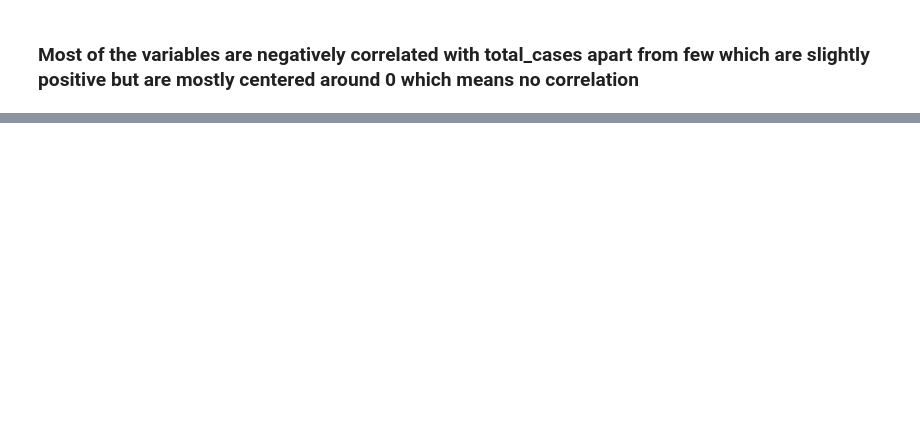
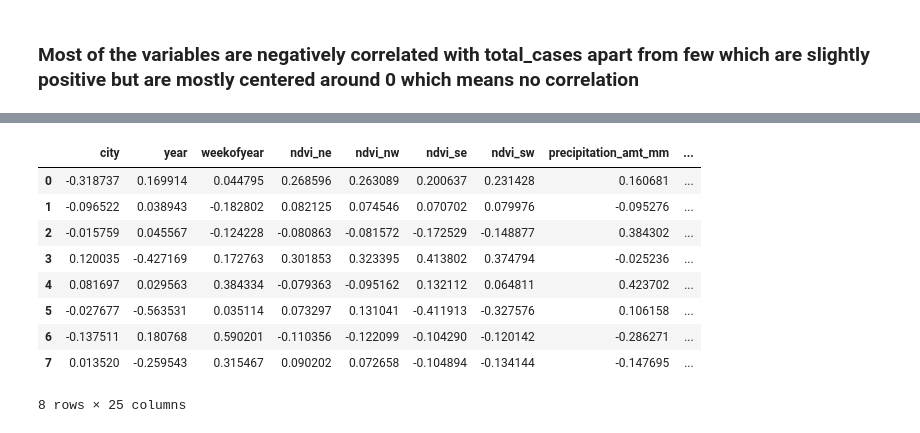
Before and after one commit to ArsalanGul/DengueCasesPrediction, a Jupyter notebook: Visualization with Plotly.ipynb, the cells around one changed output, grey strips where cells are left out. Cells and saved outputs as stored; diff of their text form; code cells hidden in the pictures; blank space fills up the shorter version.

```diff
--- a/Visualization with Plotly.ipynb
+++ b/Visualization with Plotly.ipynb
@@ -111,0 +199,3 @@ corr_matrix.iplot(kind='heatmap',colorscale='spectral')
+# %%
+from sklearn.preprocessing import StandardScaler      ## standardizing the data (mean = 0, std_dev=1) is important for LDA and PCA
+X_std = StandardScaler().fit_transform(raw_data_input)
@@ -111,0 +207,4 @@ corr_matrix.iplot(kind='heatmap',colorscale='spectral')
+# %%
+from sklearn.decomposition import PCA as sklearnPCA   ### PCA is for unsupervised learning so thats why we have not included the labels.
+sklearn_pca = sklearnPCA(n_components=8)
+Y_sklearn = sklearn_pca.fit_transform(X_std)
@@ -111,0 +259,13 @@ corr_matrix.iplot(kind='heatmap',colorscale='spectral')
+# %%
+pd.DataFrame(sklearn_pca.components_,columns=raw_data_input.columns) ### The highest absolute value of row suggest that which column has more weight in which component
+# %% [output]
+|  | city | year | weekofyear | ndvi_ne | ndvi_nw | ndvi_se | ndvi_sw | precipitation_amt_mm | ... |
+| 0 | -0.318737 | 0.169914 | 0.044795 | 0.268596 | 0.263089 | 0.200637 | 0.231428 | 0.160681 | ... |
+| 1 | -0.096522 | 0.038943 | -0.182802 | 0.082125 | 0.074546 | 0.070702 | 0.079976 | -0.095276 | ... |
+| 2 | -0.015759 | 0.045567 | -0.124228 | -0.080863 | -0.081572 | -0.172529 | -0.148877 | 0.384302 | ... |
+| 3 | 0.120035 | -0.427169 | 0.172763 | 0.301853 | 0.323395 | 0.413802 | 0.374794 | -0.025236 | ... |
+| 4 | 0.081697 | 0.029563 | 0.384334 | -0.079363 | -0.095162 | 0.132112 | 0.064811 | 0.423702 | ... |
+| 5 | -0.027677 | -0.563531 | 0.035114 | 0.073297 | 0.131041 | -0.411913 | -0.327576 | 0.106158 | ... |
+| 6 | -0.137511 | 0.180768 | 0.590201 | -0.110356 | -0.122099 | -0.104290 | -0.120142 | -0.286271 | ... |
+| 7 | 0.013520 | -0.259543 | 0.315467 | 0.090202 | 0.072658 | -0.104894 | -0.134144 | -0.147695 | ... |
+8 rows × 25 columns
```
Also changed, not shown: parts of 22 cells of this notebook.
